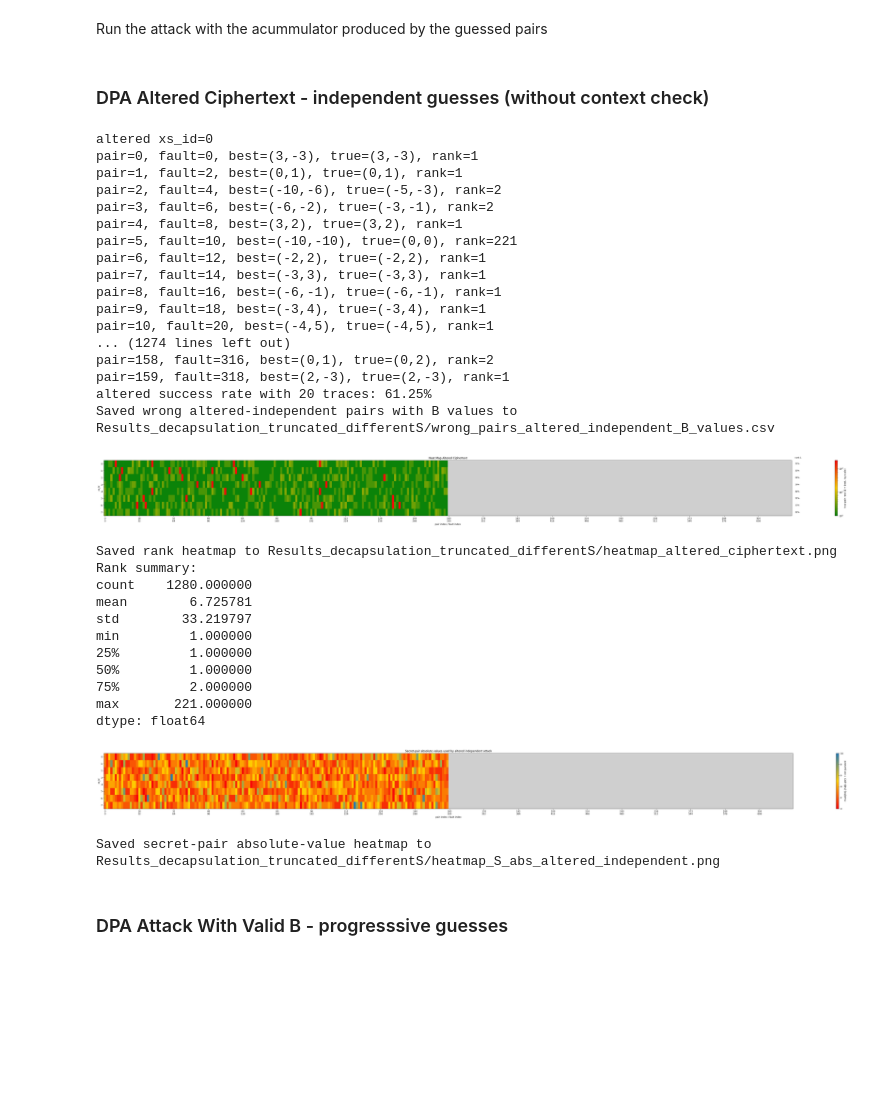
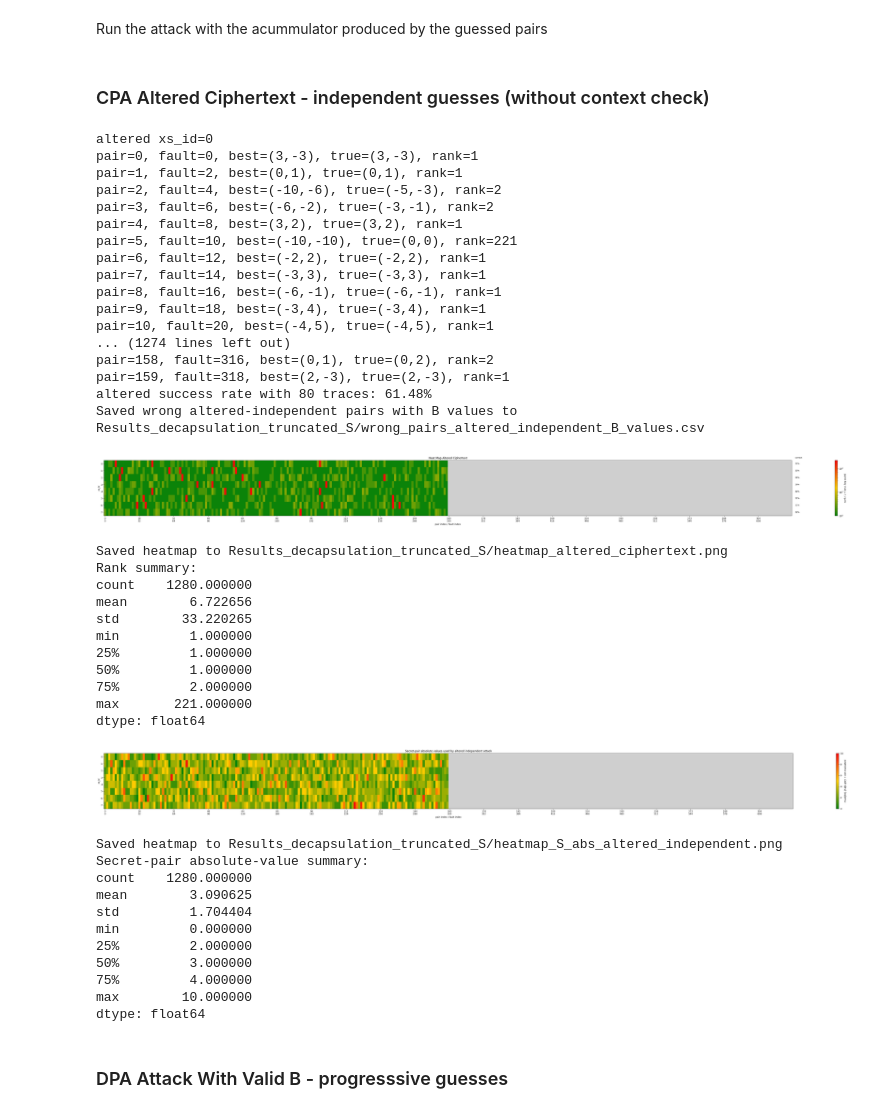
Before and after one commit to Vicentia/frodokem640_sidechannel_decapsulation, a Jupyter notebook: aes_sim_test/[ANALYSIS] Valid_VS_Altered.ipynb, the cells around one changed output. Cells and saved outputs as stored; diff of their text form; code cells hidden in the pictures; blank space fills up the shorter version.

Commit message:
grid

```diff
--- a/aes_sim_test/[ANALYSIS] Valid_VS_Altered.ipynb
+++ b/aes_sim_test/[ANALYSIS] Valid_VS_Altered.ipynb
@@ -4,6 +4,7 @@
 from pathlib import Path
 import os
 import re
+from ANALYSIS_logging_utils import log_output, run_with_log
 
 import numpy as np
 import pandas as pd
@@ -16,7 +17,7 @@ from concurrent.futures import ThreadPoolExecutor, as_completed
 
 selected_fault_index = 0
 no_instructions = 100
-result_dir_truncated = "Results_decapsulation_truncated_differentS"
+result_dir_truncated = "Results_decapsulation_truncated_S"
 os.makedirs(result_dir_truncated, exist_ok=True)
 reset_folder(result_dir_truncated)
 
@@ -27,6 +28,14 @@ if S_path_default.exists():
     S_real = S_df[[f"S_col_{j}" for j in range(8)]].to_numpy(dtype=np.int16)
 else:
     print(f"[WARNING] Missing {S_path_default}; cells that evaluate against S_real need this file.")
+
+# Comparison between valid and altered for one S
+SINGLE_S_TRACE_COUNTS = [5, 10, 20, 40, 80]
+SINGLE_S_FAULT_LIMITS = [10, 20, 60, 120, 240, 320]
+SINGLE_S_THRESHOLD = 0.998
+SINGLE_S_COMPARISON_JOBS = 10
+SINGLE_S_GRID_RESULT_DIR = Path(result_dir_truncated) / "single_S_grid_comparison"
+SINGLE_S_GRID_RESULT_DIR.mkdir(parents=True, exist_ok=True)
 
 # Empirical valid-vs-altered comparison paths
 TRACE_COUNTS = [5, 10, 20, 40, 80]
@@ -417,7 +426,7 @@ def run_packed_accumulator_attack(attack_label, pair_items, run_order, load_B_fo
                 f"true=({S0_true},{S1_true}), rank={true_rank}"
             )
 
-    pair_columns = [f"S_pair_{pair_item}" for pair_item in pair_items]
+    pair_columns = [f"S_pair_{pair_idx}" for pair_idx in range(len(pair_items))]
     recovered_df = pd.DataFrame(recovered, columns=pair_columns)
     true_df = pd.DataFrame(true_values, columns=pair_columns)
     rank_df = pd.DataFrame(true_ranks, columns=pair_columns)
@@ -434,7 +443,7 @@ def run_packed_accumulator_attack(attack_label, pair_items, run_order, load_B_fo
 
     return recovered_df, rank_df, details_df
 # %% [markdown]
-### DPA Altered Ciphertext - independent guesses (without context check)
+### CPA Altered Ciphertext - independent guesses (without context check)
 # %%
 def accumulator_attack(xs_ids=range(8), fault_indices=FAULT_INDICES_FOR_PAIRS, S_guesses=S_GUESSES, instructions_before=0, instructions_after=10, max_runs=None):
     B_by_fault = {}
@@ -515,11 +524,13 @@ pair=10, fault=20, best=(-4,5), true=(-4,5), rank=1
 ... (1274 lines left out)
 pair=158, fault=316, best=(0,1), true=(0,2), rank=2
 pair=159, fault=318, best=(2,-3), true=(2,-3), rank=1
-altered success rate with 20 traces: 61.25%
-Saved wrong altered-independent pairs with B values to Results_decapsulation_truncated_differentS/wrong_pairs_altered_independent_B_values.csv
+altered success rate with 80 traces: 61.48%
+Saved wrong altered-independent pairs with B values to Results_decapsulation_truncated_S/wrong_pairs_altered_independent_B_values.csv
 # %%
-def rank_df_to_full_S_pairs(rank_df, S_matrix):
-    no_pairs_total = S_matrix.shape[0] // 2
+TOTAL_S_PAIRS = 320
+
+def rank_df_to_full_S_pairs(rank_df, S_matrix, total_pairs=TOTAL_S_PAIRS):
+    no_pairs_total = int(total_pairs)
     full_rank_df = pd.DataFrame(
         np.nan,
         index=rank_df.index,
@@ -528,8 +539,7 @@ def rank_df_to_full_S_pairs(rank_df, S_matrix):
     guessed_pair_indices = []
 
     for column in rank_df.columns:
-        fault_index = int(str(column).replace("S_pair_", ""))
-        pair_idx = fault_index // 2
+        pair_idx = int(str(column).replace("S_pair_", ""))
         if pair_idx >= no_pairs_total:
             continue
         full_rank_df[f"S_pair_{pair_idx}"] = rank_df[column]
@@ -541,38 +551,49 @@ def rank_df_to_full_S_pairs(rank_df, S_matrix):
 rank_modified_full_df, altered_independent_guessed_pairs = rank_df_to_full_S_pairs(rank_modified_df, S_real)
 
 rank_modified_heatmap_path = plot_rank_heatmap(
     rank_modified_full_df,
     title="Heat Map Altered Ciphertext",
     save_path=os.path.join(
         result_dir_truncated,
         "heatmap_altered_ciphertext.png",
     ),
 )
 
 S_abs_heatmap_path = plot_secret_pair_abs_heatmap(
     S_real,
     title="Secret-pair absolute values used by altered independent attack",
     save_path=os.path.join(
         result_dir_truncated,
         "heatmap_S_abs_altered_independent.png",
     ),
     pair_indices=altered_independent_guessed_pairs,
+    total_pairs=TOTAL_S_PAIRS,
 )
 # %% [output]
 [figure]
-Saved rank heatmap to Results_decapsulation_truncated_differentS/heatmap_altered_ciphertext.png
+Saved heatmap to Results_decapsulation_truncated_S/heatmap_altered_ciphertext.png
 Rank summary:
 count    1280.000000
-mean        6.725781
-std        33.219797
+mean        6.722656
+std        33.220265
 min         1.000000
 25%         1.000000
 50%         1.000000
 75%         2.000000
 max       221.000000
 dtype: float64
-[figure, old version]
+[figure, new version]
-Saved secret-pair absolute-value heatmap to Results_decapsulation_truncated_differentS/heatmap_S_abs_altered_independent.png
+Saved heatmap to Results_decapsulation_truncated_S/heatmap_S_abs_altered_independent.png
+Secret-pair absolute-value summary:
+count    1280.000000
+mean        3.090625
+std         1.704404
+min         0.000000
+25%         2.000000
+50%         3.000000
+75%         4.000000
+max        10.000000
+dtype: float64
 # %% [markdown]
 ### DPA Attack With Valid B - progresssive guesses
 # %%
```
Also changed, not shown: parts of 22 cells of this notebook, 17 other files.
